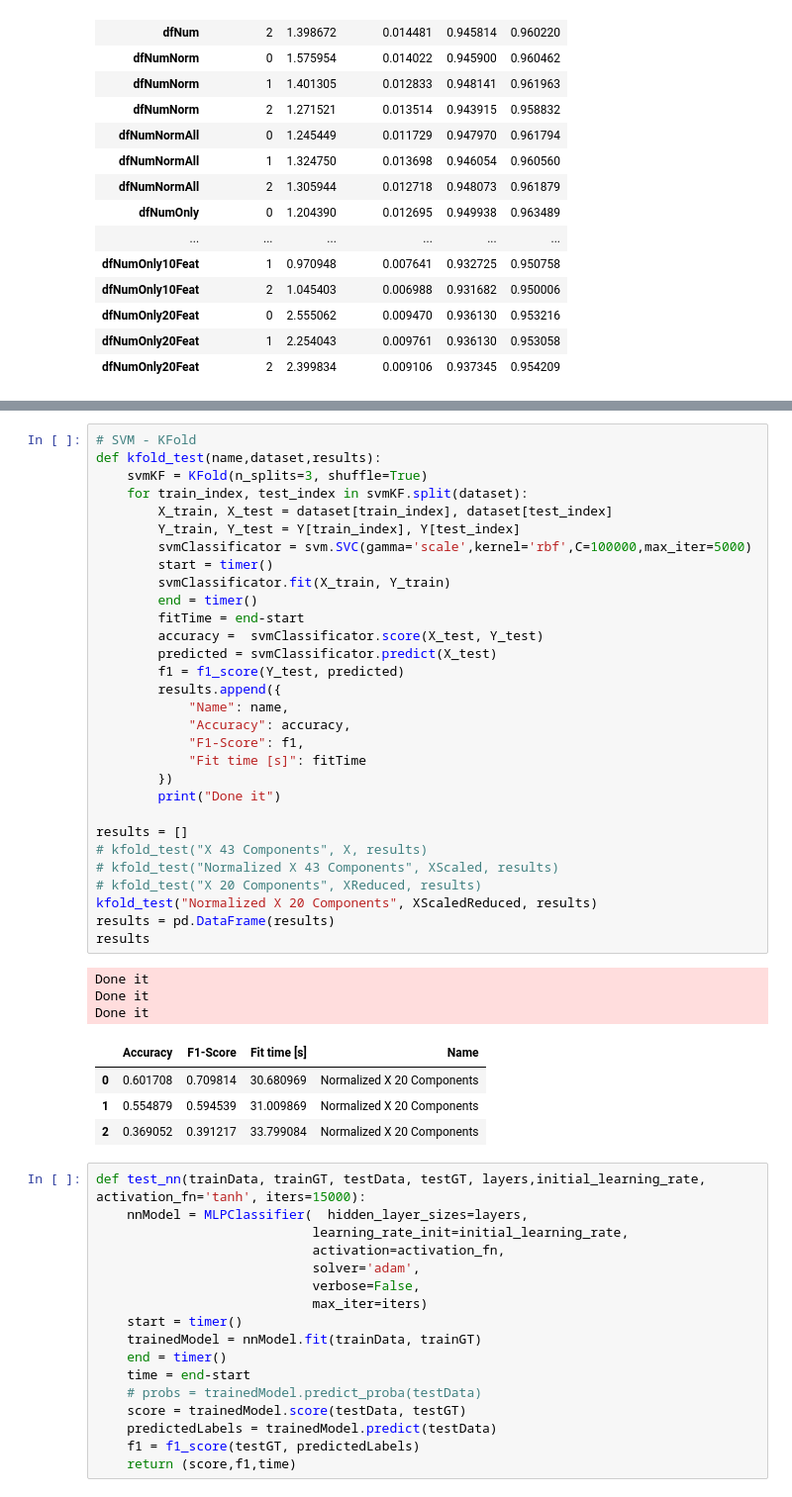
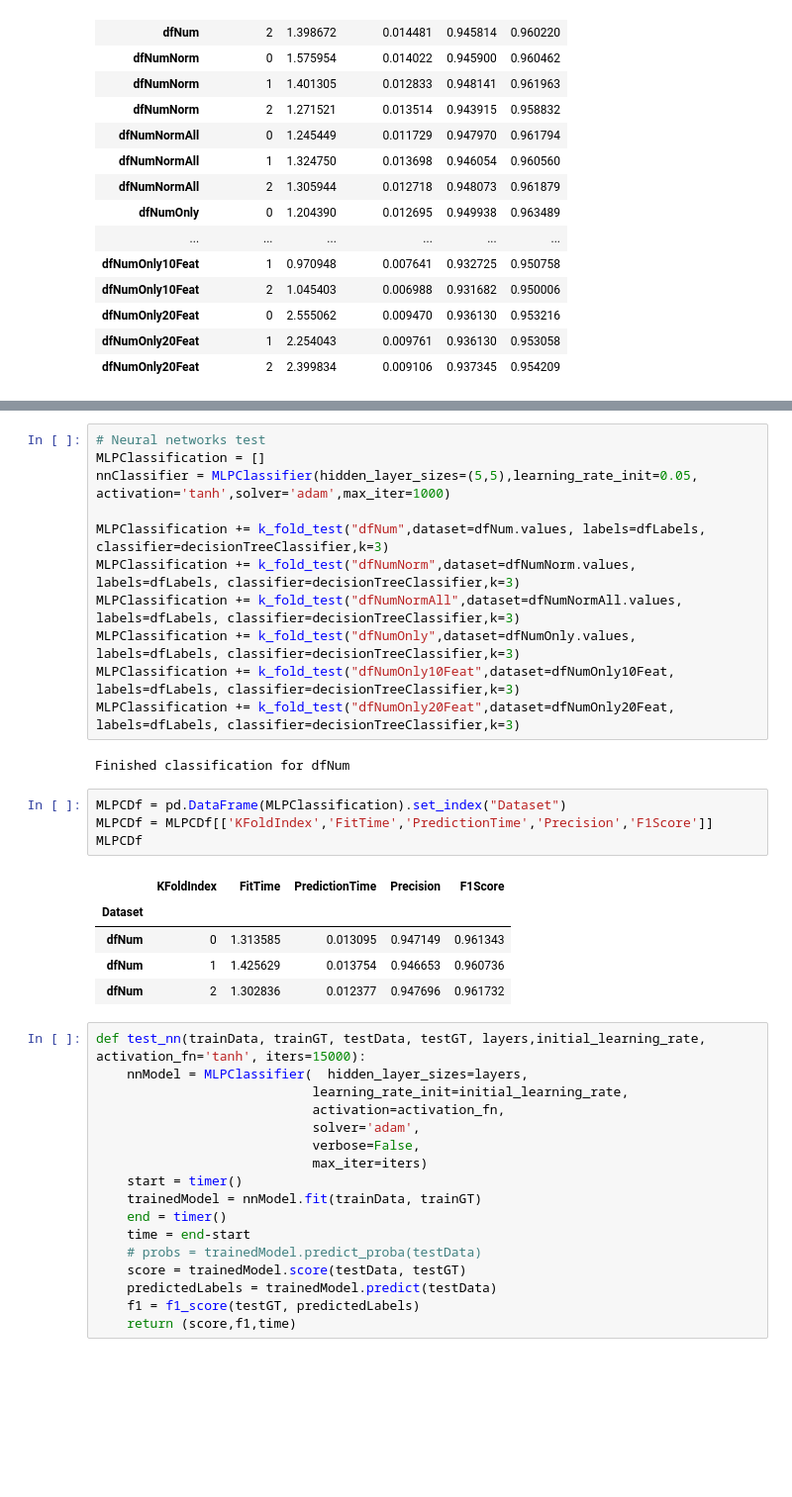
Before and after one commit to theazgra/dataAnalysisCourse, a Jupyter notebook: MAD_III/classification/classification.ipynb, the cells around one changed output, grey strips where cells are left out. Shown: that part at 99% size. Drawn from its saved outputs; the diff is of its cells as text; blank space fills up the shorter version.

Commit message:
MLPC classifier results.

```diff
--- a/MAD_III/classification/classification.ipynb
+++ b/MAD_III/classification/classification.ipynb
@@ -211,41 +162,26 @@ tree_results
-# %%
-# SVM - KFold
-def kfold_test(name,dataset,results):
-    svmKF = KFold(n_splits=3, shuffle=True)
-    for train_index, test_index in svmKF.split(dataset):
-        X_train, X_test = dataset[train_index], dataset[test_index]
-        Y_train, Y_test = Y[train_index], Y[test_index]
-        svmClassificator = svm.SVC(gamma='scale',kernel='rbf',C=100000,max_iter=5000)
-        start = timer()
-        svmClassificator.fit(X_train, Y_train)
-        end = timer()
-        fitTime = end-start
-        accuracy =  svmClassificator.score(X_test, Y_test)
-        predicted = svmClassificator.predict(X_test)
-        f1 = f1_score(Y_test, predicted)
-        results.append({
-            "Name": name,
-            "Accuracy": accuracy,
-            "F1-Score": f1,
-            "Fit time [s]": fitTime
-        })
-        print("Done it")
-
-results = []
-# kfold_test("X 43 Components", X, results)
-# kfold_test("Normalized X 43 Components", XScaled, results)
-# kfold_test("X 20 Components", XReduced, results)
-kfold_test("Normalized X 20 Components", XScaledReduced, results)
-results = pd.DataFrame(results)
-results
-# %% [output]
-Done it
-Done it
-Done it
-|  | Accuracy | F1-Score | Fit time [s] | Name |
-| 0 | 0.601708 | 0.709814 | 30.680969 | Normalized X 20 Components |
-| 1 | 0.554879 | 0.594539 | 31.009869 | Normalized X 20 Components |
-| 2 | 0.369052 | 0.391217 | 33.799084 | Normalized X 20 Components |
+# %%
+# Neural networks test
+MLPClassification = []
+nnClassifier = MLPClassifier(hidden_layer_sizes=(5,5),learning_rate_init=0.05, activation='tanh',solver='adam',max_iter=1000)
+
+MLPClassification += k_fold_test("dfNum",dataset=dfNum.values, labels=dfLabels, classifier=decisionTreeClassifier,k=3)
+MLPClassification += k_fold_test("dfNumNorm",dataset=dfNumNorm.values, labels=dfLabels, classifier=decisionTreeClassifier,k=3)
+MLPClassification += k_fold_test("dfNumNormAll",dataset=dfNumNormAll.values, labels=dfLabels, classifier=decisionTreeClassifier,k=3)
+MLPClassification += k_fold_test("dfNumOnly",dataset=dfNumOnly.values, labels=dfLabels, classifier=decisionTreeClassifier,k=3)
+MLPClassification += k_fold_test("dfNumOnly10Feat",dataset=dfNumOnly10Feat, labels=dfLabels, classifier=decisionTreeClassifier,k=3)
+MLPClassification += k_fold_test("dfNumOnly20Feat",dataset=dfNumOnly20Feat, labels=dfLabels, classifier=decisionTreeClassifier,k=3)
+# %% [output]
+Finished classification for dfNum
+# %%
+MLPCDf = pd.DataFrame(MLPClassification).set_index("Dataset")
+MLPCDf = MLPCDf[['KFoldIndex','FitTime','PredictionTime','Precision','F1Score']]
+MLPCDf
+# %% [output]
+|  | KFoldIndex | FitTime | PredictionTime | Precision | F1Score |
+| Dataset |  |  |  |  |  |
+| dfNum | 0 | 1.313585 | 0.013095 | 0.947149 | 0.961343 |
+| dfNum | 1 | 1.425629 | 0.013754 | 0.946653 | 0.960736 |
+| dfNum | 2 | 1.302836 | 0.012377 | 0.947696 | 0.961732 |
 # %%
 def test_nn(trainData, trainGT, testData, testGT, layers,initial_learning_rate, activation_fn='tanh', iters=15000):
     nnModel = MLPClassifier(  hidden_layer_sizes=layers,
```
Also changed, not shown: parts of 3 cells of this notebook.
